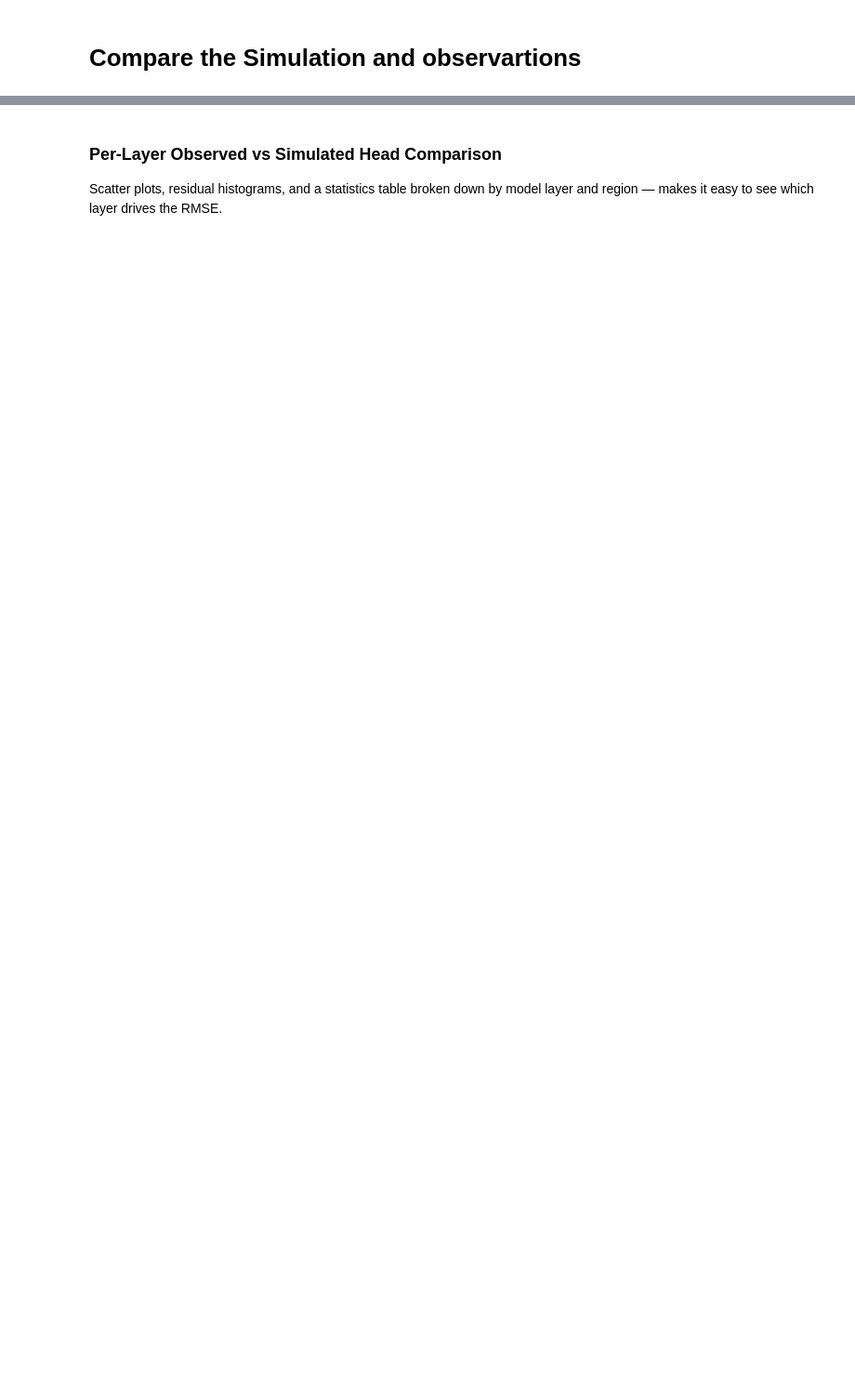
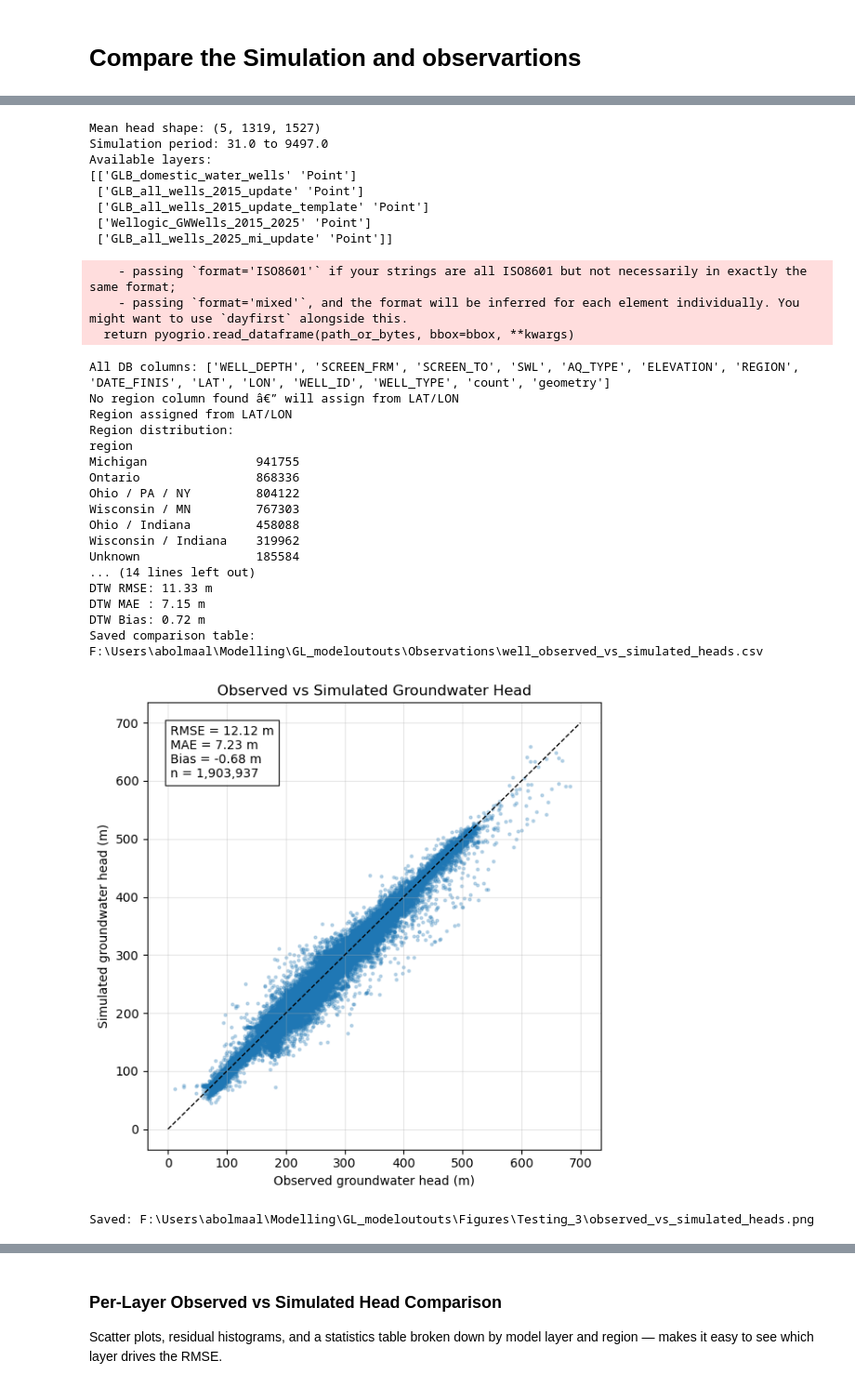
Before and after one commit to saminab/GreatLakesProject, a Jupyter notebook: flopysim/Modeflow6_OutputProcess.ipynb, the cells around one changed output, grey strips where cells are left out. Shown at 93% size. Saved outputs shown, nothing was run; the diff lists cells and outputs as text; code cells hidden in the pictures; blank space fills up the shorter version.

```diff
--- a/flopysim/Modeflow6_OutputProcess.ipynb
+++ b/flopysim/Modeflow6_OutputProcess.ipynb
@@ -1177,7 +1298,7 @@ else:
 existing_cols = [c for c in needed_cols if c in wells.columns]
 wells = wells[existing_cols].copy()
 
-# â”€â”€ Assign REGION from DB column or LAT/LON bounding boxes â”€â”€â”€â”€â”€â”€â”€â”€â”€â”€â”€â”€â”€â”€
+# â”€â”€ Assign REGION from DB column or LAT/LON bounding boxes
 def _region_from_latlon(lat, lon):
     """Rough state/province from WGS84 coordinates."""
     # Canadian wells: Ontario is north/east of the lakes
@@ -1219,7 +1340,7 @@ print("Original wells after removing missing SWL:", len(wells))
 # ============================================================
 # 3. CLIP WELLS TO MODEL BOUNDARY
 # ============================================================
-boundary_union = boundary.geometry.union_all()
+boundary_union = boundary.geometry.unary_union
 wells = wells[wells.geometry.within(boundary_union)].copy()
 print("Wells inside model boundary:", len(wells))
 
@@ -1525,30 +1646,61 @@ print("Saved:", out_compare_fig)
 # ============================================================
 if len(comparison) > 100000:
     _plot_dtw = comparison.sample(100000, random_state=42)
 else:
     _plot_dtw = comparison
 
 plt.figure(figsize=(6, 6))
 plt.scatter(
     _plot_dtw["obs_dtw_m"],
     _plot_dtw["sim_dtw_m"],
     s=5, alpha=0.25
 )
 _min_dtw = 0
 _max_dtw = max(comparison["obs_dtw_m"].max(), comparison["sim_dtw_m"].max())
 plt.plot([_min_dtw, _max_dtw], [_min_dtw, _max_dtw], "k--", linewidth=1)
 plt.xlabel("Observed depth to water (m)")
 plt.ylabel("Simulated depth to water (m)")
 plt.title("Observed vs Simulated Depth to Water")
 plt.grid(True, alpha=0.3)
 plt.text(
     0.05, 0.95,
     f"RMSE = {dtw_rmse:.2f} m\nMAE = {dtw_mae:.2f} m\nBias = {dtw_bias:.2f} m\nn = {len(comparison):,}",
     transform=plt.gca().transAxes,
     verticalalignment="top",
     bbox=dict(facecolor="white", edgecolor="black", alpha=0.8)
 )
 plt.tight_layout()
 plt.savefig(fig_dir / "dtw_obs_vs_sim.png", dpi=300)
 plt.show()
 print("Saved:", fig_dir / "dtw_obs_vs_sim.png")
+# %% [output]
+Mean head shape: (5, 1319, 1527)
+Simulation period: 31.0 to 9497.0
+Available layers:
+[['GLB_domestic_water_wells' 'Point']
+ ['GLB_all_wells_2015_update' 'Point']
+ ['GLB_all_wells_2015_update_template' 'Point']
+ ['Wellogic_GWWells_2015_2025' 'Point']
+ ['GLB_all_wells_2025_mi_update' 'Point']]
+    - passing `format='ISO8601'` if your strings are all ISO8601 but not necessarily in exactly the same format;
+    - passing `format='mixed'`, and the format will be inferred for each element individually. You might want to use `dayfirst` alongside this.
+  return pyogrio.read_dataframe(path_or_bytes, bbox=bbox, **kwargs)
+All DB columns: ['WELL_DEPTH', 'SCREEN_FRM', 'SCREEN_TO', 'SWL', 'AQ_TYPE', 'ELEVATION', 'REGION', 'DATE_FINIS', 'LAT', 'LON', 'WELL_ID', 'WELL_TYPE', 'count', 'geometry']
+No region column found â€” will assign from LAT/LON
+Region assigned from LAT/LON
+Region distribution:
+region
+Michigan               941755
+Ontario                868336
+Ohio / PA / NY         804122
+Wisconsin / MN         767303
+Ohio / Indiana         458088
+Wisconsin / Indiana    319962
+Unknown                185584
+... (14 lines left out)
+DTW RMSE: 11.33 m
+DTW MAE : 7.15 m
+DTW Bias: 0.72 m
+Saved comparison table: F:\Users\abolmaal\Modelling\GL_modeloutouts\Observations\well_observed_vs_simulated_heads.csv
+[figure, added]
+Saved: F:\Users\abolmaal\Modelling\GL_modeloutouts\Figures\Testing_3\observed_vs_simulated_heads.png
```
Also changed, not shown: parts of 11 cells of this notebook.
